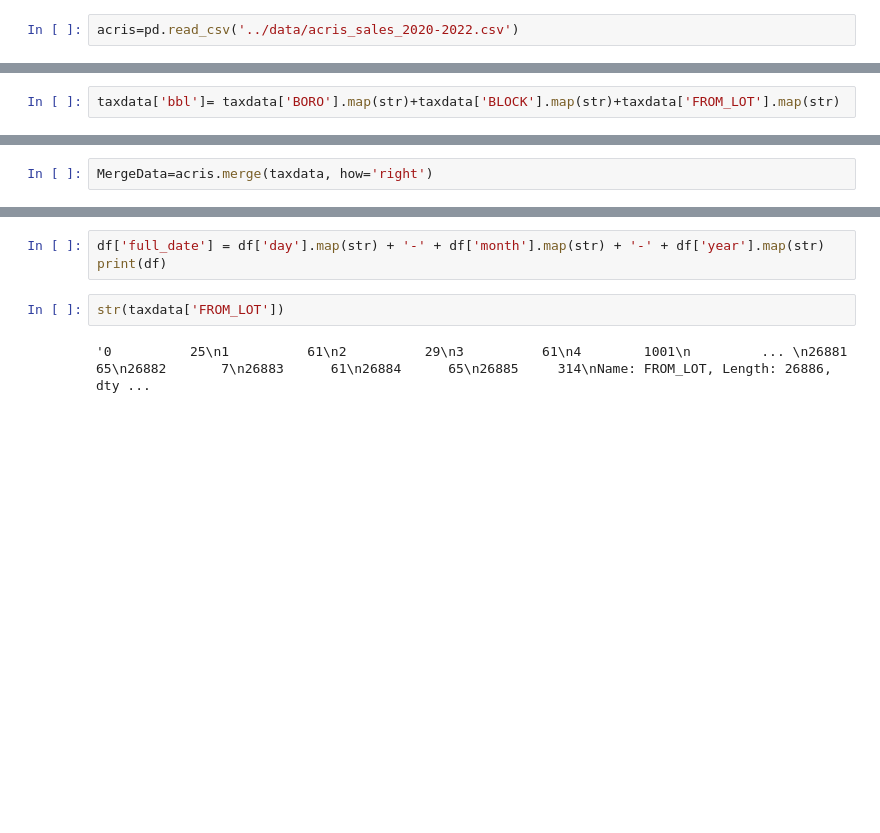
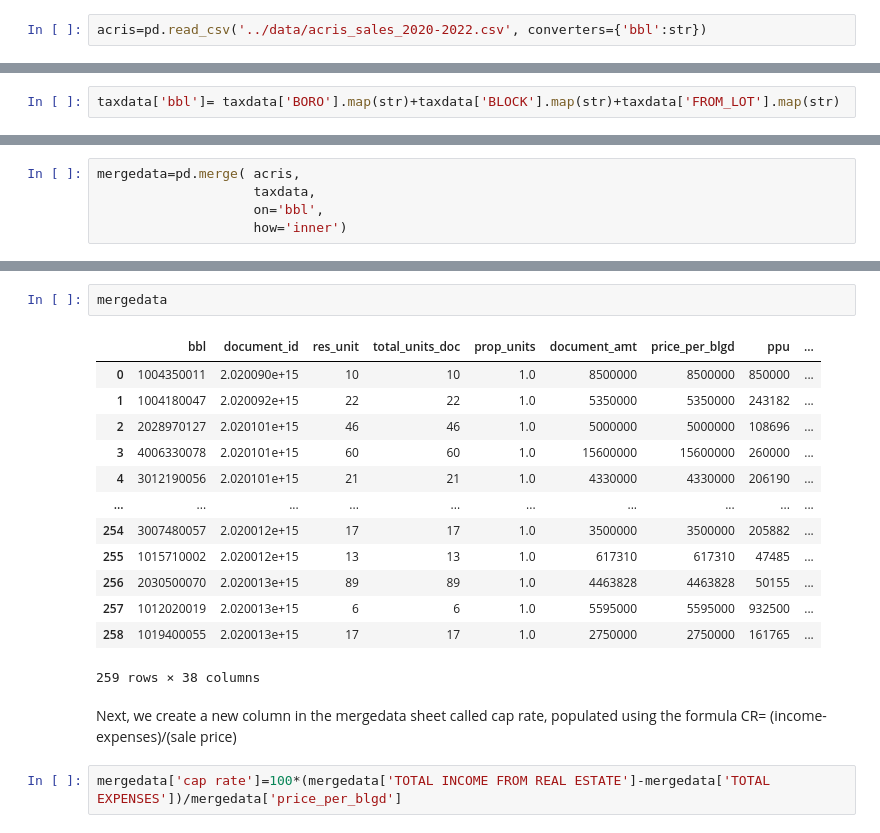
Before and after one commit to 2ndrew2ncheta/Advanced-Data-Group-Project-3, a Jupyter notebook: notebooks/Cap Rate.ipynb, the cells around one changed output, grey strips where cells are left out. Drawn from its saved outputs; the diff is of its cells as text; blank space fills up the shorter version.

```diff
--- a/notebooks/Cap Rate.ipynb
+++ b/notebooks/Cap Rate.ipynb
@@ -3,2 +5,2 @@ import pandas as pd
 # %%
-acris=pd.read_csv('../data/acris_sales_2020-2022.csv')
+acris=pd.read_csv('../data/acris_sales_2020-2022.csv', converters={'bbl':str})
@@ -96,2 +107,5 @@ Name: bbl, Length: 26886, dtype: object
 # %%
-MergeData=acris.merge(taxdata, how='right')
+mergedata=pd.merge( acris,
+                    taxdata,
+                    on='bbl',
+                    how='inner')
@@ -114,7 +112,20 @@ Name: BBL, Length: 26886, dtype: object
-# %%
-df['full_date'] = df['day'].map(str) + '-' + df['month'].map(str) + '-' + df['year'].map(str)
-print(df)
-# %%
-str(taxdata['FROM_LOT'])
-# %% [output]
-'0          25\n1          61\n2          29\n3          61\n4        1001\n         ... \n26881      65\n26882       7\n26883      61\n26884      65\n26885     314\nName: FROM_LOT, Length: 26886, dty ...
+# %%
+mergedata
+# %% [output]
+|  | bbl | document_id | res_unit | total_units_doc | prop_units | document_amt | price_per_blgd | ppu | ... |
+| 0 | 1004350011 | 2.020090e+15 | 10 | 10 | 1.0 | 8500000 | 8500000 | 850000 | ... |
+| 1 | 1004180047 | 2.020092e+15 | 22 | 22 | 1.0 | 5350000 | 5350000 | 243182 | ... |
+| 2 | 2028970127 | 2.020101e+15 | 46 | 46 | 1.0 | 5000000 | 5000000 | 108696 | ... |
+| 3 | 4006330078 | 2.020101e+15 | 60 | 60 | 1.0 | 15600000 | 15600000 | 260000 | ... |
+| 4 | 3012190056 | 2.020101e+15 | 21 | 21 | 1.0 | 4330000 | 4330000 | 206190 | ... |
+| ... | ... | ... | ... | ... | ... | ... | ... | ... | ... |
+| 254 | 3007480057 | 2.020012e+15 | 17 | 17 | 1.0 | 3500000 | 3500000 | 205882 | ... |
+| 255 | 1015710002 | 2.020012e+15 | 13 | 13 | 1.0 | 617310 | 617310 | 47485 | ... |
+| 256 | 2030500070 | 2.020013e+15 | 89 | 89 | 1.0 | 4463828 | 4463828 | 50155 | ... |
+| 257 | 1012020019 | 2.020013e+15 | 6 | 6 | 1.0 | 5595000 | 5595000 | 932500 | ... |
+| 258 | 1019400055 | 2.020013e+15 | 17 | 17 | 1.0 | 2750000 | 2750000 | 161765 | ... |
+259 rows × 38 columns
+# %% [markdown]
+Next, we create a new column in the mergedata sheet called cap rate, populated using the formula CR= (income-expenses)/(sale price)
+# %%
+mergedata['cap rate']=100*(mergedata['TOTAL INCOME FROM REAL ESTATE']-mergedata['TOTAL EXPENSES'])/mergedata['price_per_blgd']
```
Also changed, not shown: parts of 13 cells of this notebook, 1 other file.
